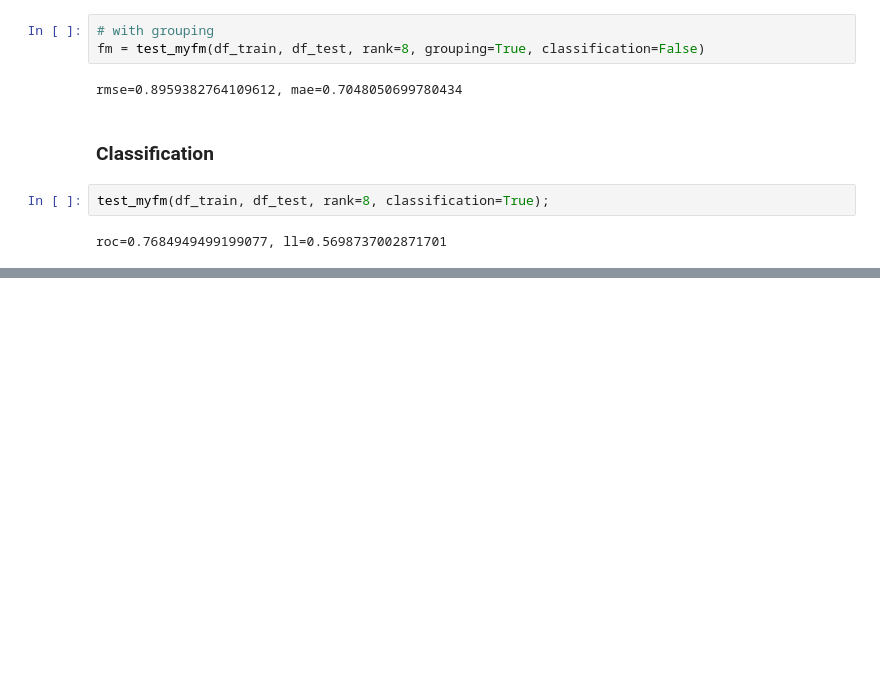
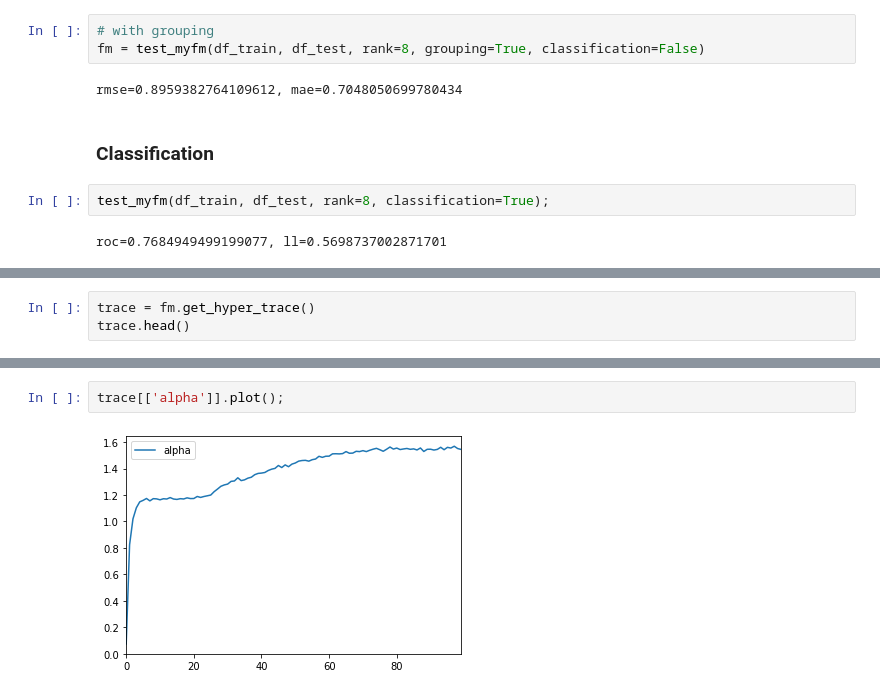
Before and after one commit to tohtsky/myFM, a Jupyter notebook: examples/ml-100k.ipynb, the cells around one changed output, grey strips where cells are left out. Saved outputs shown, nothing was run; the diff lists cells and outputs as text; blank space fills up the shorter version.

Commit message:
Made traceplot for hyperparameters available.

```diff
--- a/examples/ml-100k.ipynb
+++ b/examples/ml-100k.ipynb
@@ -93,0 +79,3 @@ plt.plot([ x.lambda_V.ravel() for x in fm.hypers_]);
+# %%
+trace = fm.get_hyper_trace()
+trace.head()
@@ -93,0 +90,4 @@ plt.plot([ x.lambda_V.ravel() for x in fm.hypers_]);
+# %%
+trace[['alpha']].plot();
+# %% [output]
+[figure, added]
```
Also changed, not shown: parts of 10 cells of this notebook, 3 other files.
